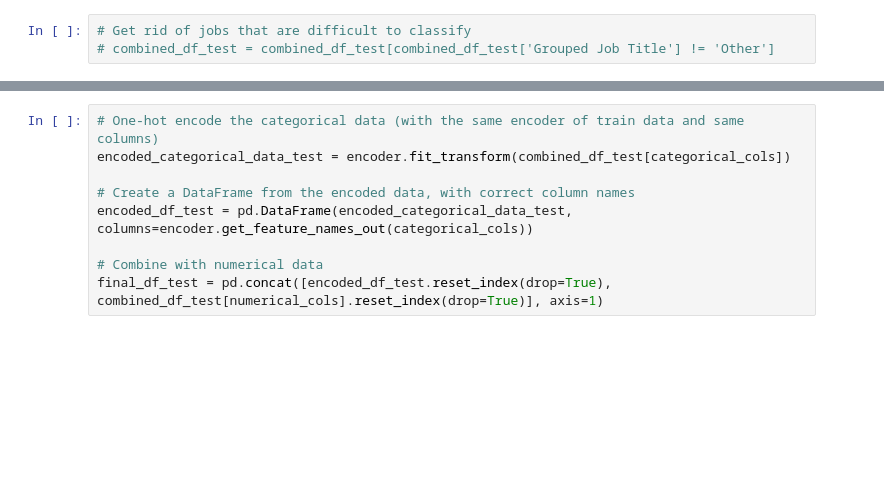
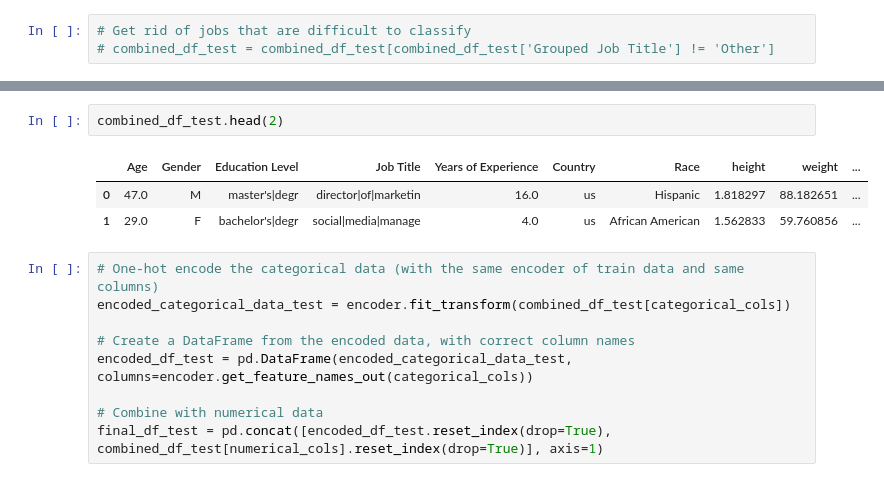
Before and after one commit to DariaTr/Regression-Project, a Jupyter notebook: Regression Project Notebook - Daria.ipynb, the cells around one changed output, grey strips where cells are left out. Cells and saved outputs as stored; diff of their text form; blank space fills up the shorter version.

```diff
--- a/Regression Project Notebook - Daria.ipynb
+++ b/Regression Project Notebook - Daria.ipynb
@@ -647,3 +659,9 @@ plt.show()
+# %%
+combined_df_test.head(2)
+# %% [output]
+|  | Age | Gender | Education Level | Job Title | Years of Experience | Country | Race | height | weight | ... |
+| 0 | 47.0 | M | master's|degr | director|of|marketin | 16.0 | us | Hispanic | 1.818297 | 88.182651 | ... |
+| 1 | 29.0 | F | bachelor's|degr | social|media|manage | 4.0 | us | African American | 1.562833 | 59.760856 | ... |
 # %%
 # One-hot encode the categorical data (with the same encoder of train data and same columns)
 encoded_categorical_data_test = encoder.fit_transform(combined_df_test[categorical_cols])
```
Also changed, not shown: parts of 9 cells of this notebook.
